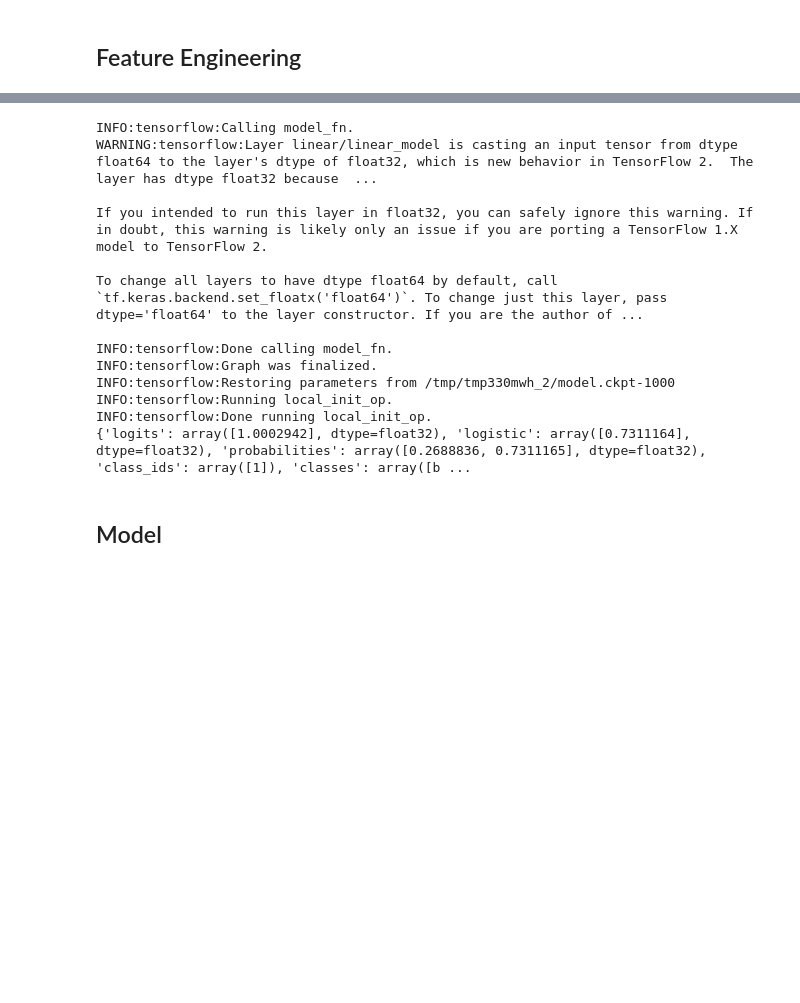
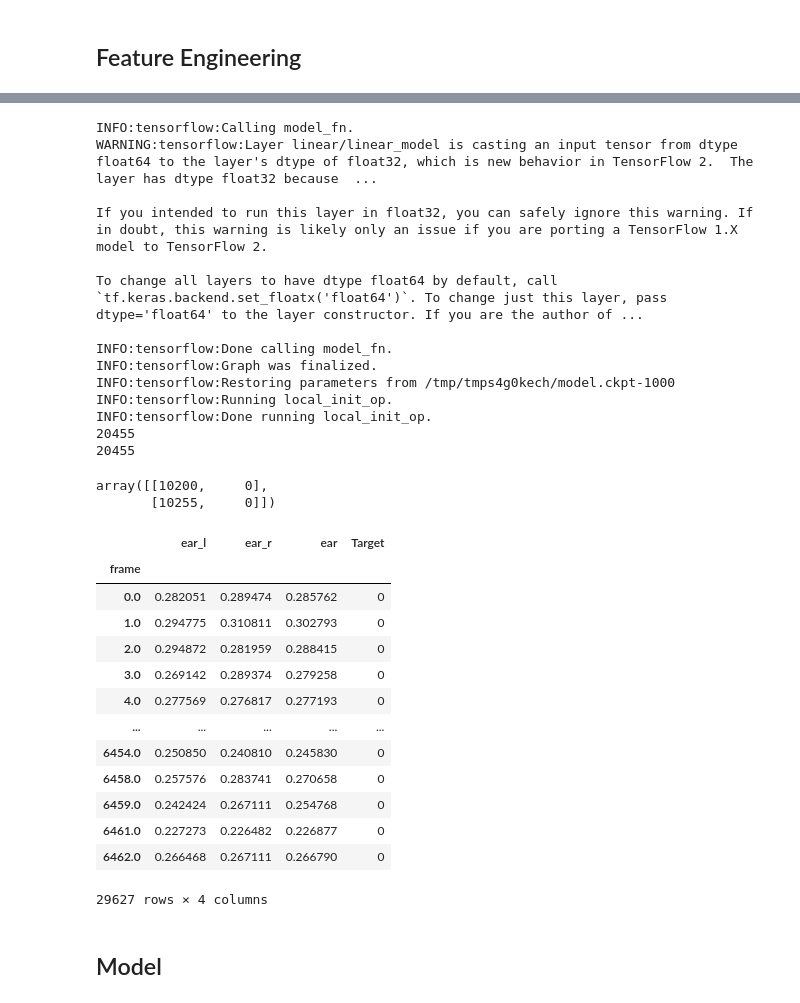
Before and after one commit to AlexandreLamb/Fatigue_analyse, a Jupyter notebook: ann_fatiuge_test.ipynb, the cells around one changed output, grey strips where cells are left out. Drawn from its saved outputs; the diff is of its cells as text; code cells hidden in the pictures; blank space fills up the shorter version.

```diff
--- a/ann_fatiuge_test.ipynb
+++ b/ann_fatiuge_test.ipynb
@@ -242,7 +254,11 @@ INFO:tensorflow:Saving 'checkpoint_path' summary for global step 1000: /tmp/tmp3
  'global_step': 1000}
 # %%
 predicitons = model.predict(input_fn=get_input_fn(df_test, num_epochs=1,n_batch = 128, shuffle=False))
-predicitons = np.array([item['predictions'][0] for item in predicitons])
+predicitons = np.array([np.round(item["logistic"]) for item in predicitons])
+print(len(predicitons))
+print(len(list(df_test["Target"])))
+from sklearn.metrics import confusion_matrix
+confusion_matrix(list(df_test["Target"]), predicitons)
 # %% [output]
 INFO:tensorflow:Calling model_fn.
 WARNING:tensorflow:Layer linear/linear_model is casting an input tensor from dtype float64 to the layer's dtype of float32, which is new behavior in TensorFlow 2.  The layer has dtype float32 because  ...
@@ -253,10 +269,31 @@ To change all layers to have dtype float64 by default, call `tf.keras.backend.se
 
 INFO:tensorflow:Done calling model_fn.
 INFO:tensorflow:Graph was finalized.
-INFO:tensorflow:Restoring parameters from /tmp/tmp330mwh_2/model.ckpt-1000
+INFO:tensorflow:Restoring parameters from /tmp/tmps4g0kech/model.ckpt-1000
 INFO:tensorflow:Running local_init_op.
 INFO:tensorflow:Done running local_init_op.
-{'logits': array([1.0002942], dtype=float32), 'logistic': array([0.7311164], dtype=float32), 'probabilities': array([0.2688836, 0.7311165], dtype=float32), 'class_ids': array([1]), 'classes': array([b ...
+20455
+20455
+array([[10200,     0],
+       [10255,     0]])
+# %%
+6123],
+       [    0, 17091]])
+# %% [output]
+|  | ear_l | ear_r | ear | Target |
+| frame |  |  |  |  |
+| 0.0 | 0.282051 | 0.289474 | 0.285762 | 0 |
+| 1.0 | 0.294775 | 0.310811 | 0.302793 | 0 |
+| 2.0 | 0.294872 | 0.281959 | 0.288415 | 0 |
+| 3.0 | 0.269142 | 0.289374 | 0.279258 | 0 |
+| 4.0 | 0.277569 | 0.276817 | 0.277193 | 0 |
+| ... | ... | ... | ... | ... |
+| 6454.0 | 0.250850 | 0.240810 | 0.245830 | 0 |
+| 6458.0 | 0.257576 | 0.283741 | 0.270658 | 0 |
+| 6459.0 | 0.242424 | 0.267111 | 0.254768 | 0 |
+| 6461.0 | 0.227273 | 0.226482 | 0.226877 | 0 |
+| 6462.0 | 0.266468 | 0.267111 | 0.266790 | 0 |
+29627 rows × 4 columns
 # %% [markdown]
 ## Model
 # %% [markdown]
```
Also changed, not shown: parts of 3 cells of this notebook.
